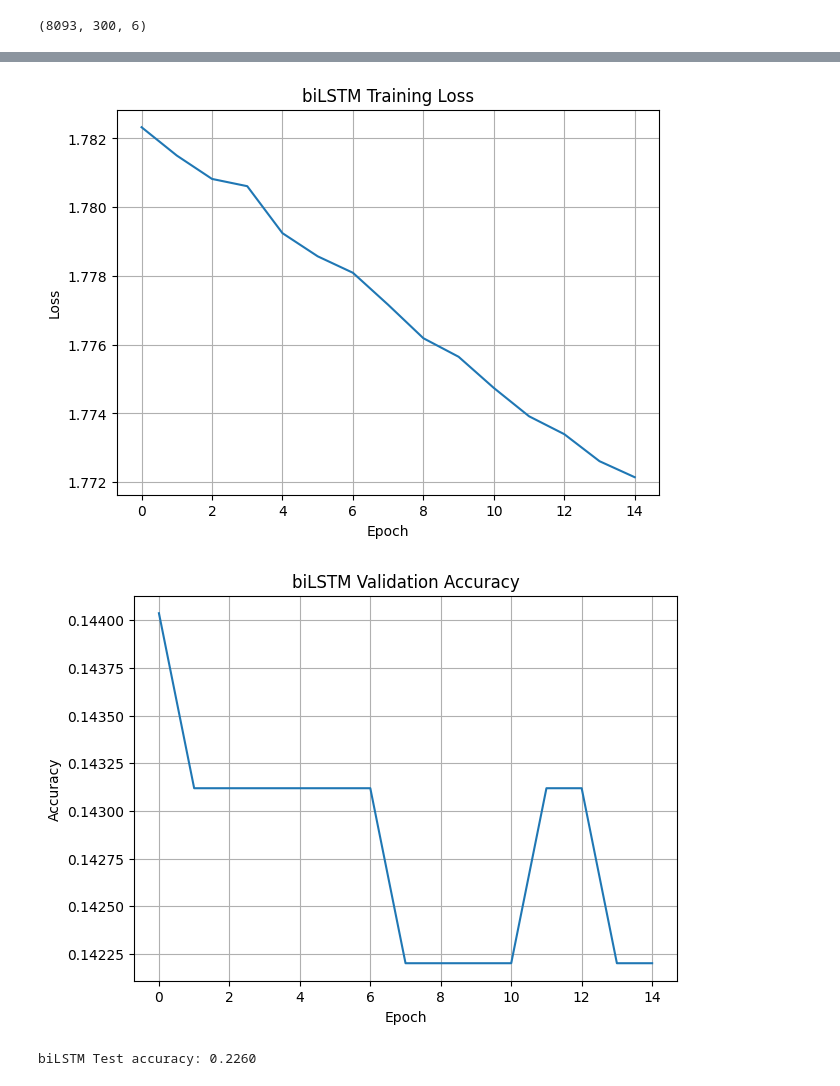
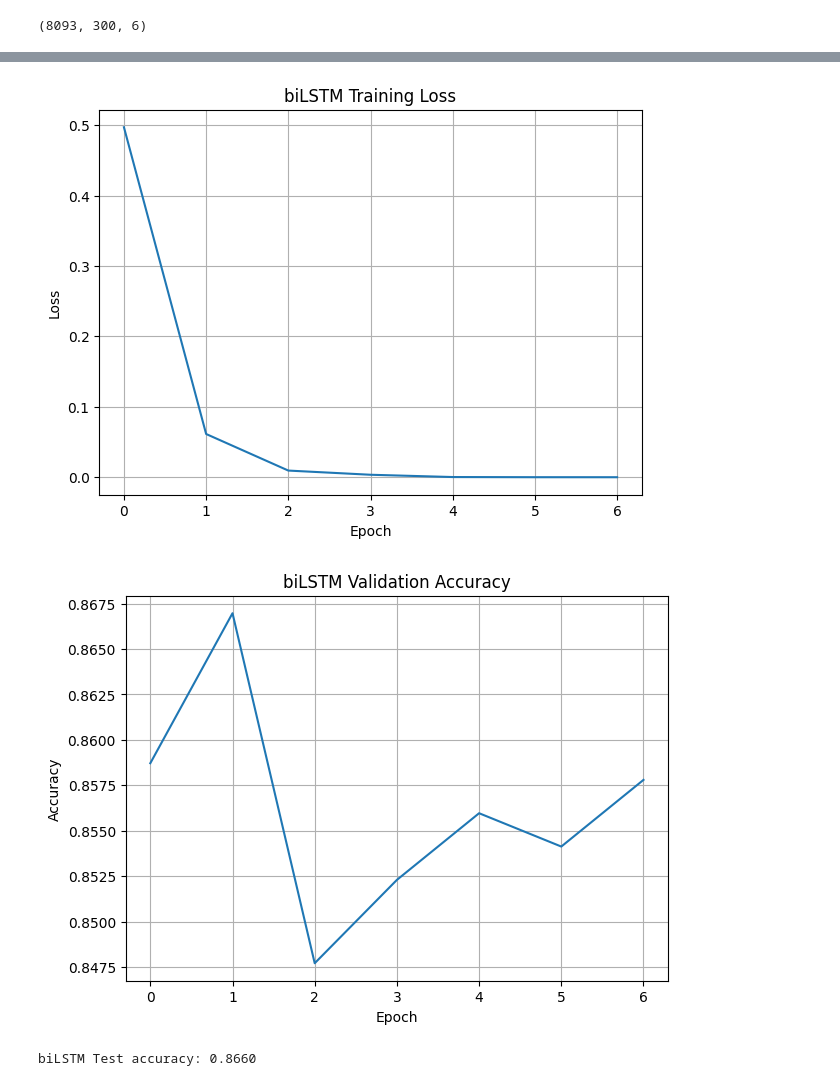
Before and after one commit to CLinnSheng/SC4002, a Jupyter notebook: part3.ipynb, the cells around one changed output, grey strips where cells are left out. Drawn from its saved outputs; the diff is of its cells as text; code cells hidden in the pictures.

```diff
--- a/part3.ipynb
+++ b/part3.ipynb
@@ -90,7 +100,6 @@ Vocab size: 8093
 Classes: ['HUM', 'ENTY', 'DESC', 'NUM', 'LOC', 'ABBR']
 (8093, 300, 6)
 # %%
-
 def accuracy_from_logits(logits, targets):
     preds = torch.argmax(logits, dim=1)
     return (preds == targets).float().mean().item()
@@ -111,8 +120,19 @@ def evaluate(model, loader, criterion):
             n += b
     return total_loss / n, total_acc / n
 
-def train_model(model, train_loader, val_loader, epochs=20, lr=1e-5, weight_decay=0.0, class_weights=None):
-    optimizer = optim.SGD(model.parameters(), lr=lr, momentum=0.9, nesterov=False, weight_decay=weight_decay)
+def make_optimizer(params, name='RMSprop', lr=1e-3, weight_decay=0.0):
+    name = (name or '').lower()
+    if name == 'sgd':
+        return optim.SGD(params, lr=lr, momentum=0.9, nesterov=False, weight_decay=weight_decay)
+    if name == 'adagrad':
+        return optim.Adagrad(params, lr=lr, weight_decay=weight_decay)
+    if name == 'rmsprop':
+        return optim.RMSprop(params, lr=lr, momentum=0.9, weight_decay=weight_decay)
+    # default
+    return optim.Adam(params, lr=lr, weight_decay=weight_decay)
+
+def train_model(model, train_loader, val_loader, epochs=7, lr=1e-3, optimizer_name='RMSprop', weight_decay=0.0, class_weights=None):
+    optimizer = make_optimizer(model.parameters(), optimizer_name, lr, weight_decay)
     if class_weights is not None:
         class_weights = class_weights.to(device)
     criterion = nn.CrossEntropyLoss(weight=class_weights)
@@ -164,19 +183,17 @@ class BaseTextEncoder(nn.Module):
     def forward_embed(self, x):
         return self.dropout(self.embedding(x))
 # %%
-
 class BiLSTMClassifier(BaseTextEncoder):
-    def __init__(self, embedding_tensor, hidden_dim=128, num_layers=2, num_classes=6, dropout=0.3):
+    def __init__(self, embedding_tensor, hidden_dim=256, num_layers=1, num_classes=6, dropout=0.3):
         super().__init__(embedding_tensor, dropout=dropout)
         self.rnn = nn.LSTM(input_size=embedding_tensor.size(1), hidden_size=hidden_dim,
-                           num_layers=num_layers, batch_first=True, dropout=dropout, bidirectional=True)
+                           num_layers=num_layers, batch_first=True, dropout=0.0 if num_layers==1 else dropout, bidirectional=True)
         self.fc = nn.Linear(hidden_dim*2, num_classes)
 
     def forward(self, x, lengths):
         emb = self.forward_embed(x)
         packed = nn.utils.rnn.pack_padded_sequence(emb, lengths.cpu(), batch_first=True, enforce_sorted=False)
         out_packed, (h_n, c_n) = self.rnn(packed)
-        # Concatenate last hidden states from both directions
         h_fwd = h_n[-2]
         h_bwd = h_n[-1]
         h = torch.cat([h_fwd, h_bwd], dim=1)
@@ -184,10 +201,10 @@ class BiLSTMClassifier(BaseTextEncoder):
         return logits
 
 class BiGRUClassifier(BaseTextEncoder):
-    def __init__(self, embedding_tensor, hidden_dim=128, num_layers=2, num_classes=6, dropout=0.3):
+    def __init__(self, embedding_tensor, hidden_dim=256, num_layers=1, num_classes=6, dropout=0.3):
         super().__init__(embedding_tensor, dropout=dropout)
         self.rnn = nn.GRU(input_size=embedding_tensor.size(1), hidden_size=hidden_dim,
-                          num_layers=num_layers, batch_first=True, dropout=dropout, bidirectional=True)
+                          num_layers=num_layers, batch_first=True, dropout=0.0 if num_layers==1 else dropout, bidirectional=True)
         self.fc = nn.Linear(hidden_dim*2, num_classes)
 
     def forward(self, x, lengths):
@@ -218,18 +234,16 @@ class CNNTextClassifier(BaseTextEncoder):
         logits = self.fc(z)
         return logits
 # %%
+# Train biLSTM
+HIDDEN=BEST_CFG['hidden_dim']; LAYERS=BEST_CFG['num_layers']; EPOCHS=BEST_CFG['epochs']; LR=BEST_CFG['learning_rate']; OPT=BEST_CFG['optimizer']
+bilstm = BiLSTMClassifier(embedding_tensor, hidden_dim=HIDDEN, num_layers=LAYERS, num_classes=num_classes, dropout=0.3).to(device)
+bilstm, hist_bilstm = train_model(bilstm, train_loader, val_loader, epochs=EPOCHS, lr=LR, optimizer_name=OPT, weight_decay=0.0)
 
-HIDDEN=128; LAYERS=2; EPOCHS=15; LR=1e-5
-bilstm = BiLSTMClassifier(embedding_tensor, hidden_dim=HIDDEN, num_layers=LAYERS, num_classes=num_classes, dropout=0.3).to(device)
-bilstm, hist_bilstm = train_model(bilstm, train_loader, val_loader, epochs=EPOCHS, lr=LR, weight_decay=0.0)
-
-# Plot curves
 plt.figure(figsize=(7,5))
 plt.plot(hist_bilstm['train_loss']); plt.title('biLSTM Training Loss'); plt.xlabel('Epoch'); plt.ylabel('Loss'); plt.grid(True); plt.show()
 plt.figure(figsize=(7,5))
 plt.plot(hist_bilstm['val_acc']); plt.title('biLSTM Validation Accuracy'); plt.xlabel('Epoch'); plt.ylabel('Accuracy'); plt.grid(True); plt.show()
 
-# Test
 crit = nn.CrossEntropyLoss()
 test_loss, test_acc = evaluate(bilstm, test_loader, crit)
 print(f"biLSTM Test accuracy: {test_acc:.4f}")
@@ -252,4 +258,4 @@ Epoch 15 | train_loss=1.7721 | val_acc=0.1422
-[figure, old version]
+[figure, new version]
-[figure, old version]
+[figure, new version]
-biLSTM Test accuracy: 0.2260
+biLSTM Test accuracy: 0.8660
 # %%
```
Also changed, not shown: parts of 13 cells of this notebook.
